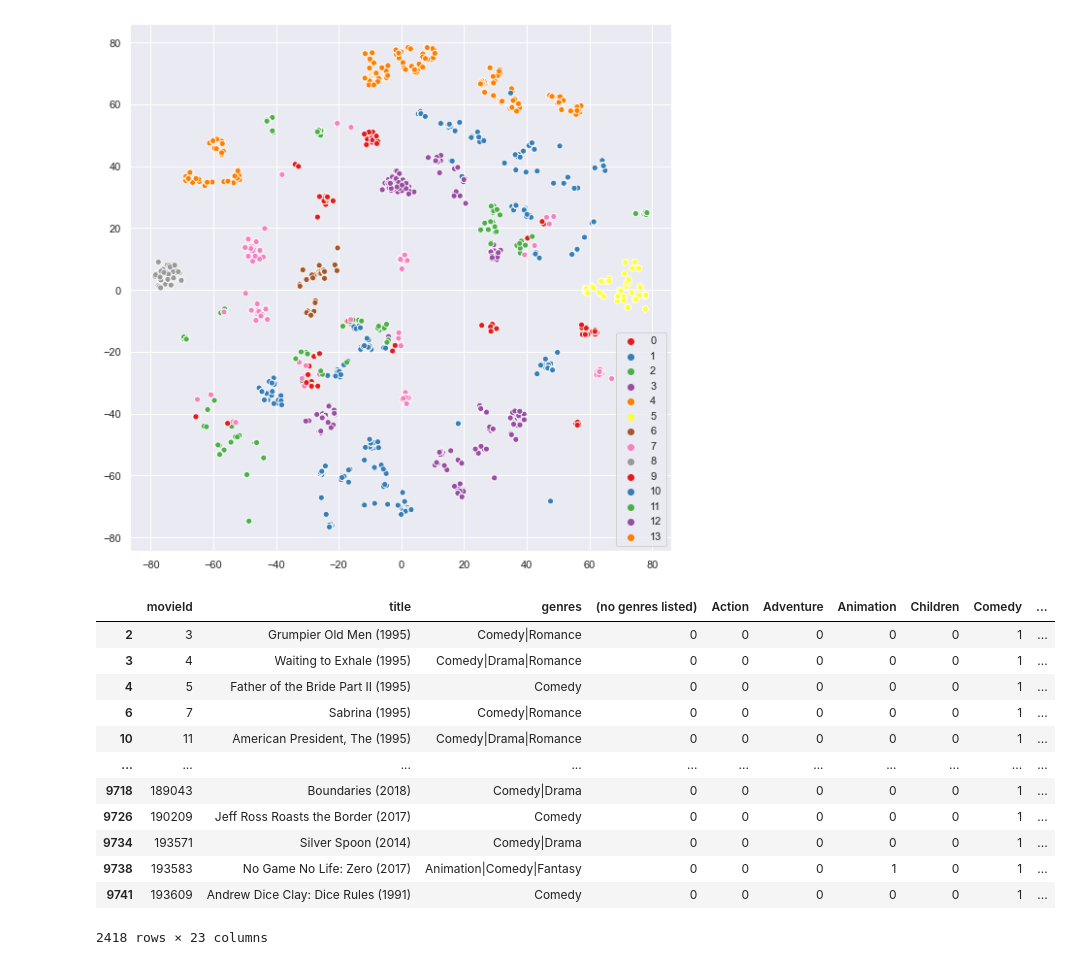
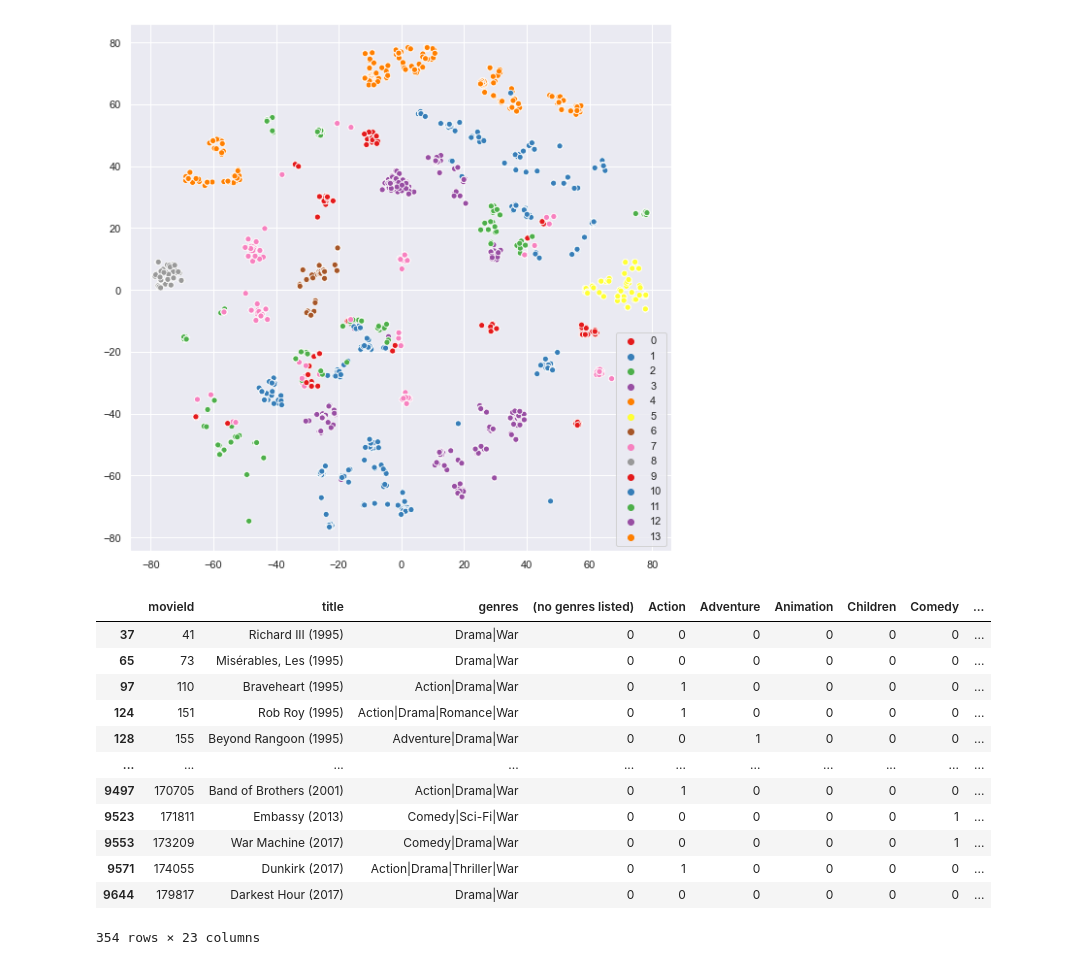
Before and after one commit to lucheol/in243-t194, a Jupyter notebook: Clustering.ipynb, the cells around one changed output. Cells and saved outputs as stored; diff of their text form; code cells hidden in the pictures.

```diff
--- a/Clustering.ipynb
+++ b/Clustering.ipynb
@@ -351,18 +352,18 @@ sns.scatterplot(x=visualizacao[:,0], y=visualizacao[:,1], hue=model.labels_, pal
 <matplotlib.axes._subplots.AxesSubplot at 0x...>
 [figure]
 # %%
-df_movies[model.labels_ == 7]
+df_movies[model.labels_ == 13]
 # %% [output]
 |  | movieId | title | genres | (no genres listed) | Action | Adventure | Animation | Children | Comedy | ... |
-| 2 | 3 | Grumpier Old Men (1995) | Comedy|Romance | 0 | 0 | 0 | 0 | 0 | 1 | ... |
-| 3 | 4 | Waiting to Exhale (1995) | Comedy|Drama|Romance | 0 | 0 | 0 | 0 | 0 | 1 | ... |
-| 4 | 5 | Father of the Bride Part II (1995) | Comedy | 0 | 0 | 0 | 0 | 0 | 1 | ... |
-| 6 | 7 | Sabrina (1995) | Comedy|Romance | 0 | 0 | 0 | 0 | 0 | 1 | ... |
-| 10 | 11 | American President, The (1995) | Comedy|Drama|Romance | 0 | 0 | 0 | 0 | 0 | 1 | ... |
+| 37 | 41 | Richard III (1995) | Drama|War | 0 | 0 | 0 | 0 | 0 | 0 | ... |
+| 65 | 73 | Misérables, Les (1995) | Drama|War | 0 | 0 | 0 | 0 | 0 | 0 | ... |
+| 97 | 110 | Braveheart (1995) | Action|Drama|War | 0 | 1 | 0 | 0 | 0 | 0 | ... |
+| 124 | 151 | Rob Roy (1995) | Action|Drama|Romance|War | 0 | 1 | 0 | 0 | 0 | 0 | ... |
+| 128 | 155 | Beyond Rangoon (1995) | Adventure|Drama|War | 0 | 0 | 1 | 0 | 0 | 0 | ... |
 | ... | ... | ... | ... | ... | ... | ... | ... | ... | ... | ... |
-| 9718 | 189043 | Boundaries (2018) | Comedy|Drama | 0 | 0 | 0 | 0 | 0 | 1 | ... |
-| 9726 | 190209 | Jeff Ross Roasts the Border (2017) | Comedy | 0 | 0 | 0 | 0 | 0 | 1 | ... |
-| 9734 | 193571 | Silver Spoon (2014) | Comedy|Drama | 0 | 0 | 0 | 0 | 0 | 1 | ... |
-| 9738 | 193583 | No Game No Life: Zero (2017) | Animation|Comedy|Fantasy | 0 | 0 | 0 | 1 | 0 | 1 | ... |
-| 9741 | 193609 | Andrew Dice Clay: Dice Rules (1991) | Comedy | 0 | 0 | 0 | 0 | 0 | 1 | ... |
+| 9497 | 170705 | Band of Brothers (2001) | Action|Drama|War | 0 | 1 | 0 | 0 | 0 | 0 | ... |
+| 9523 | 171811 | Embassy (2013) | Comedy|Sci-Fi|War | 0 | 0 | 0 | 0 | 0 | 1 | ... |
+| 9553 | 173209 | War Machine (2017) | Comedy|Drama|War | 0 | 0 | 0 | 0 | 0 | 1 | ... |
+| 9571 | 174055 | Dunkirk (2017) | Action|Drama|Thriller|War | 0 | 1 | 0 | 0 | 0 | 0 | ... |
+| 9644 | 179817 | Darkest Hour (2017) | Drama|War | 0 | 0 | 0 | 0 | 0 | 0 | ... |
-2418 rows × 23 columns
+354 rows × 23 columns
```
Also changed, not shown: parts of 4 cells of this notebook.
